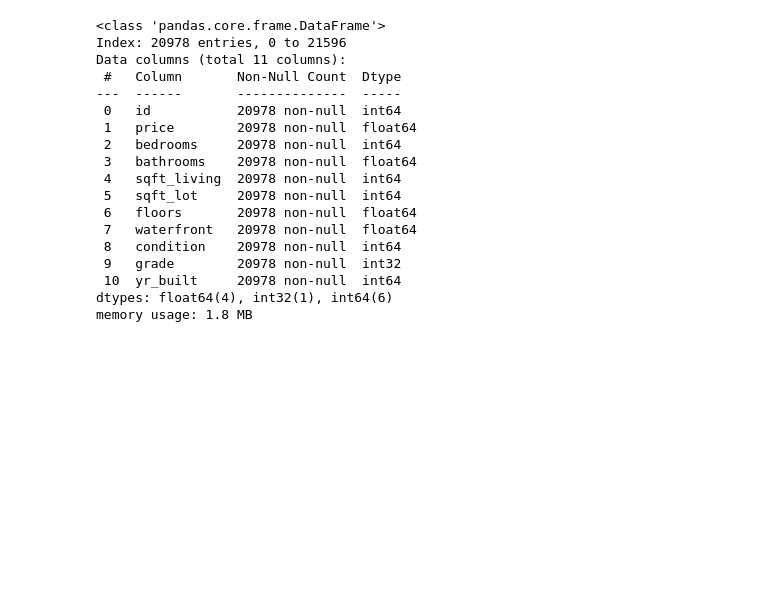
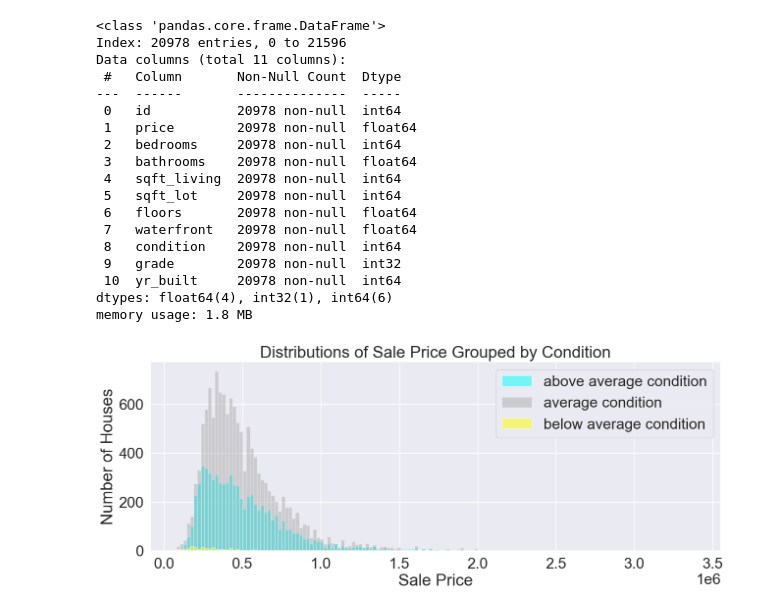
Before and after one commit to clydeochieng/dsc-phase-2-project, a Jupyter notebook: student.ipynb, the cells around one changed output. Cells and saved outputs as stored; diff of their text form; code cells hidden in the pictures; blank space fills up the shorter version.

```diff
--- a/student.ipynb
+++ b/student.ipynb
@@ -931,3 +931,52 @@ Data columns (total 11 columns):
  10  yr_built     20978 non-null  int64
 dtypes: float64(4), int32(1), int64(6)
 memory usage: 1.8 MB
+# %%
+# Change the data type from object to int.
+df['price'] = df['price'].astype(int)
+# %%
+import matplotlib.pyplot as plt
+
+# Set up plot
+fig, ax = plt.subplots(figsize=(15,5))
+
+# Create custom bins so all are on the same scale
+bins = range(df["price"].min(), df["price"].max(), int(df["price"].median()) // 20)
+
+# Plot three histograms, with reduced opacity (alpha) so we
+# can see them overlapping
+ax.hist(
+    x=above_average_condition["price"],
+    label="above average condition",
+    bins=bins,
+    color="cyan",
+    alpha=0.5
+)
+ax.hist(
+    x=average_condition["price"],
+    label="average condition",
+    bins=bins,
+    color="gray",
+    alpha=0.3
+)
+ax.hist(
+    x=below_average_condition["price"],
+    label="below average condition",
+    bins=bins,
+    color="yellow",
+    alpha=0.5
+)
+
+# Customize labels
+ax.set_title("Distributions of Sale Price Grouped by Condition")
+ax.set_xlabel("Sale Price")
+ax.set_ylabel("Number of Houses")
+ax.legend()
+
+# Save plot as PNG
+plt.savefig("sale_price_by_condition.png", bbox_inches='tight')
+
+# Display the plot
+plt.show()
+# %% [output]
+[figure, added]
```
